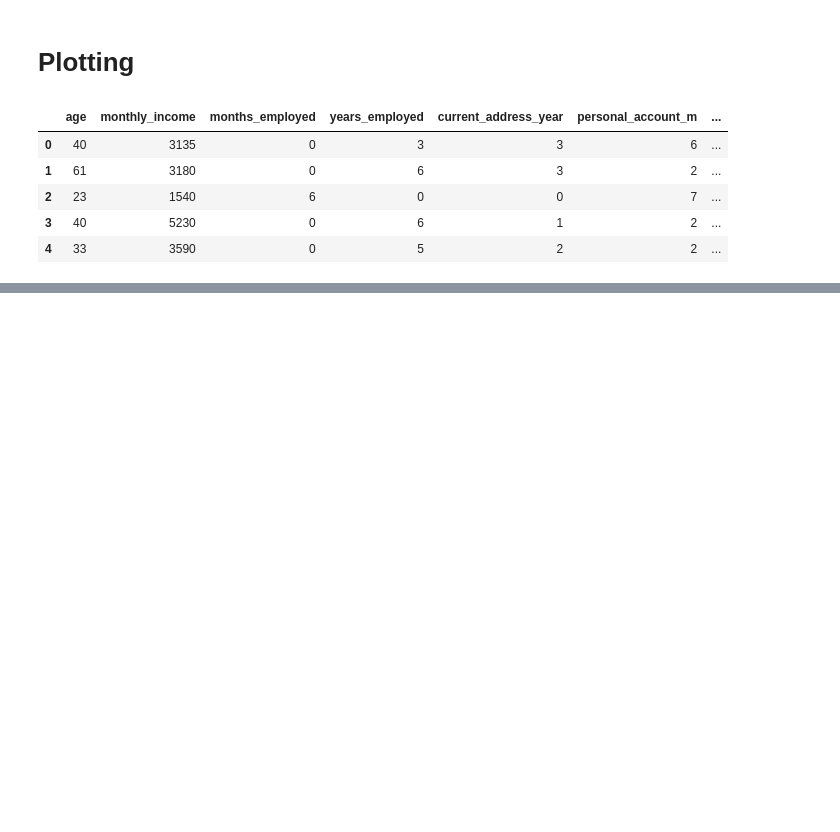
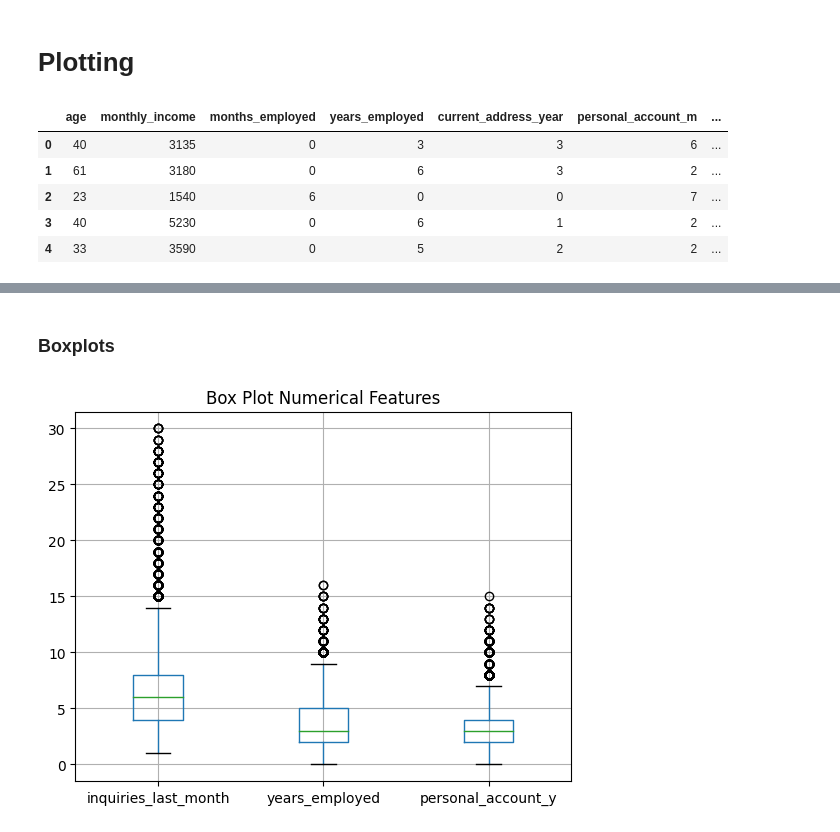
Before and after one commit to c-grigsby/ml-fintech-case-studies, a Jupyter notebook: predicting-loan-signatures/notebooks/predicting-loan-signatures_eda.ipynb, the cells around one changed output, grey strips where cells are left out. Saved outputs shown, nothing was run; the diff lists cells and outputs as text; code cells hidden in the pictures; blank space fills up the shorter version.

```diff
--- a/predicting-loan-signatures/notebooks/predicting-loan-signatures_eda.ipynb
+++ b/predicting-loan-signatures/notebooks/predicting-loan-signatures_eda.ipynb
@@ -159,0 +160,9 @@ plt.tight_layout(rect=[0, 0.03, 1, 0.95])
+# %% [markdown]
+### Boxplots
+# %%
+# Create box plots for numerical features
+df_users_numerical.boxplot(column = ['inquiries_last_month', 'years_employed', 'personal_account_y'])
+plt.title("Box Plot Numerical Features")
+plt.show()
+# %% [output]
+[figure, added]
```
Also changed, not shown: parts of 20 cells of this notebook.
